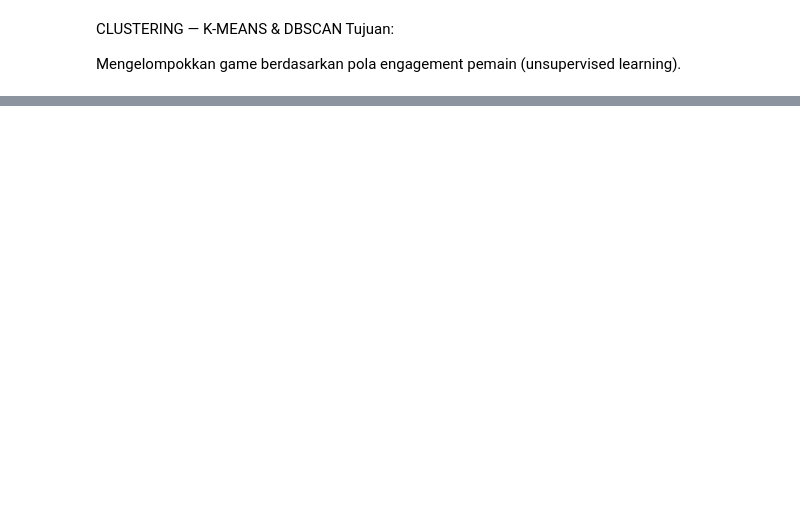
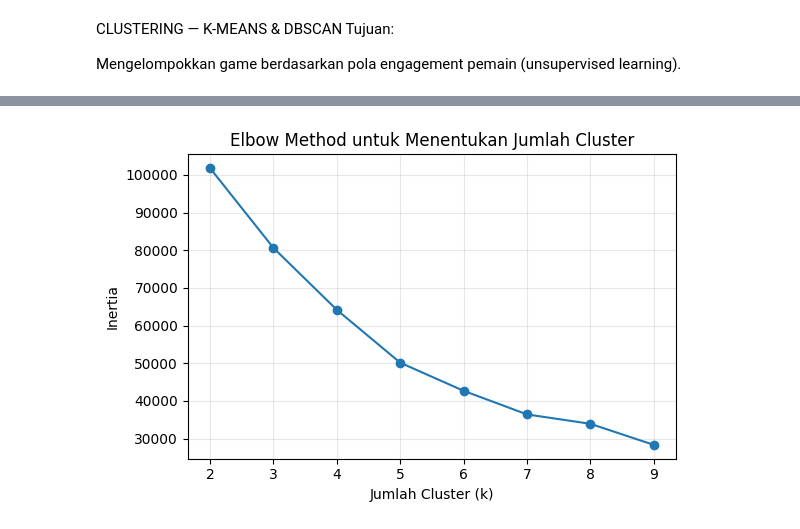
Before and after one commit to fajaralgii04/bigdata-uts-ganjil-2526-, a Jupyter notebook: Kelompok5_Code.ipynb, the cells around one changed output, grey strips where cells are left out. Drawn from its saved outputs; the diff is of its cells as text; code cells hidden in the pictures; blank space fills up the shorter version.

```diff
--- a/Kelompok5_Code.ipynb
+++ b/Kelompok5_Code.ipynb
@@ -1049,0 +1327,87 @@ Silhouette Score DBSCAN : 0.301
+# %%
+# ==========================================
+# 🔹 CLUSTERING: K-MEANS & DBSCAN
+#    (lokal → fallback GitHub) + guard silhouette
+# ==========================================
+
+import os
+import numpy as np
+import pandas as pd
+import matplotlib.pyplot as plt
+from urllib.parse import quote
+from sklearn.cluster import KMeans, DBSCAN
+from sklearn.metrics import silhouette_score
+from sklearn.preprocessing import StandardScaler
+
+# --- 0) Loader: lokal dulu, kalau tidak ada → GitHub raw ---
+LOCAL_PREP = "data/processed/steam_reviews_preprocessed.csv"
+BASE_URL   = "https://raw.githubusercontent.com/fajaralgii04/bigdata-uts-ganjil-2526-/main/data/semua%20csv%20(gabungan)/"
+GH_FILE    = "steam_reviews_preprocessed.csv"  # sesuaikan jika beda nama
+
+def read_csv_github(filename: str, **kwargs) -> pd.DataFrame:
+    url = BASE_URL + quote(filename)
+    print(f"🌐 Loading from GitHub: {url}")
+    return pd.read_csv(url, **kwargs)
+
+# 1️⃣ Load dataset numerik
+if os.path.exists(LOCAL_PREP):
+    print(f"📂 Loading local: {LOCAL_PREP}")
+    X = pd.read_csv(LOCAL_PREP)
+else:
+    X = read_csv_github(GH_FILE)
+
+need_cols = ["word_count","votes_up","votes_funny","author_playtime_forever","price"]
+missing = set(need_cols) - set(X.columns)
+if missing:
+    raise KeyError(f"Kolom wajib hilang: {missing}")
+
+X_num = X[need_cols].copy()
+# jaga numerik + scale (jika file belum di-scale)
+for c in need_cols:
+    X_num[c] = pd.to_numeric(X_num[c], errors="coerce").fillna(0)
+
+# jika kamu yakin file sudah distandardize di preprocessing, blok scaler bisa dilewati.
+scaler = StandardScaler()
+X_scaled = scaler.fit_transform(X_num)
+
+# 2️⃣ Elbow Method (K=2..9)
+inertia, K_range = [], range(2, 10)
+for k in K_range:
+    kmeans = KMeans(n_clusters=k, n_init="auto", random_state=42)
+    kmeans.fit(X_scaled)
+    inertia.append(kmeans.inertia_)
+
+plt.figure(figsize=(6,4))
+plt.plot(list(K_range), inertia, marker="o")
+plt.title("Elbow Method untuk Menentukan Jumlah Cluster")
+plt.xlabel("Jumlah Cluster (k)")
+plt.ylabel("Inertia")
+plt.grid(alpha=0.3)
+plt.tight_layout()
+plt.show()
+
+# 3️⃣ Jalankan model K-Means dan DBSCAN
+kmeans = KMeans(n_clusters=3, n_init="auto", random_state=42)
+labels_km = kmeans.fit_predict(X_scaled)
+
+dbscan = DBSCAN(eps=0.5, min_samples=5)
+labels_db = dbscan.fit_predict(X_scaled)
+
+# 4️⃣ Evaluasi Silhouette Score (hanya valid jika ≥2 cluster berbeda)
+def safe_silhouette(Xarr, labels, name):
+    uniq = np.unique(labels)
+    # DBSCAN bisa hasilkan semua -1 (noise) atau cuma 1 cluster → tidak valid
+    if len(uniq) < 2 or (len(uniq) == 2 and -1 in uniq and (labels != -1).sum() == 0):
+        print(f"{name}: Silhouette tidak dapat dihitung (cluster < 2 / semua noise).")
+        return np.nan
+    try:
+        score = silhouette_score(Xarr, labels)
+        print(f"{name}: Silhouette Score = {score:.3f}")
+        return score
+    except Exception as e:
+        print(f"{name}: Gagal hitung silhouette → {e}")
+        return np.nan
+
+score_km = safe_silhouette(X_scaled, labels_km, "K-Means")
+score_db = safe_silhouette(X_scaled, labels_db, "DBSCAN")
+# %% [output]
@@ -1049,0 +1415 @@ Silhouette Score DBSCAN : 0.301
+[figure, added]
```
Also changed, not shown: parts of 18 cells of this notebook.
